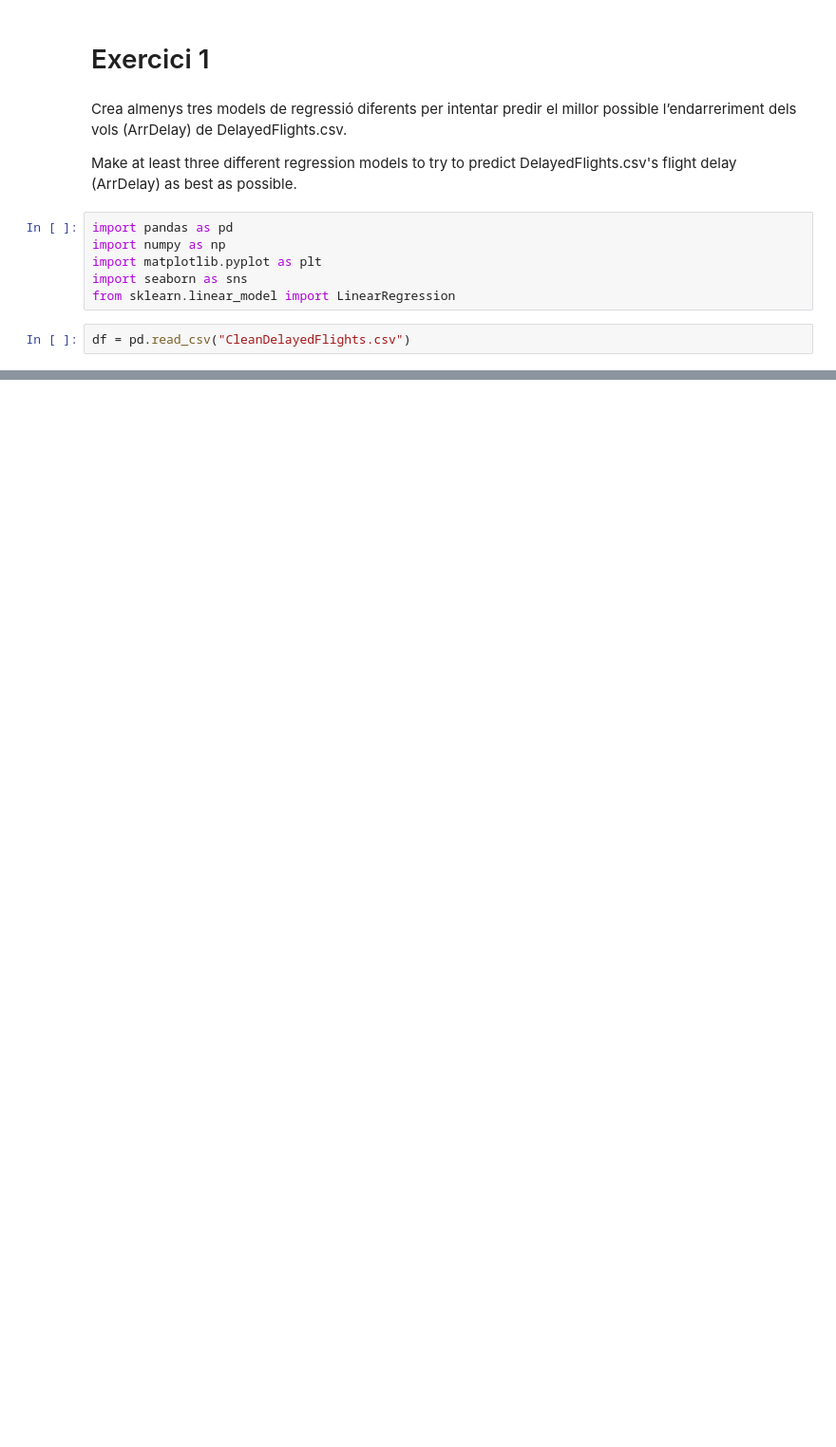
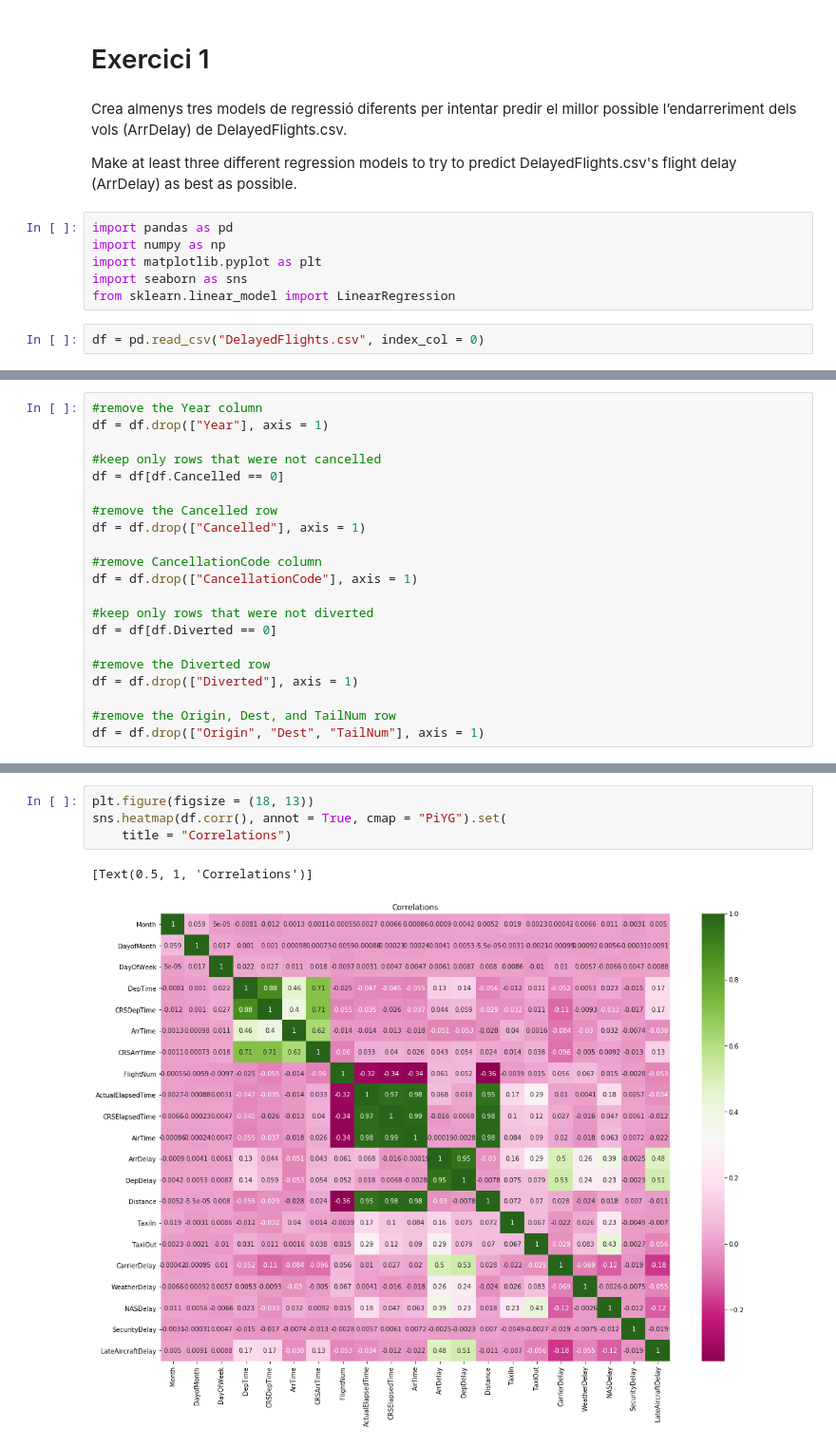
Before and after one commit to mimikyu8/Supervised_Regression, a Jupyter notebook: S09 T02 - Supervised Learning - Regressions.ipynb, the cells around one changed output, grey strips where cells are left out. Shown at 95% size. Cells and saved outputs as stored; diff of their text form; blank space fills up the shorter version.

```diff
--- a/S09 T02 - Supervised Learning - Regressions.ipynb
+++ b/S09 T02 - Supervised Learning - Regressions.ipynb
@@ -11,4 +11,4 @@ import matplotlib.pyplot as plt
 import seaborn as sns
 from sklearn.linear_model import LinearRegression
 # %%
-df = pd.read_csv("CleanDelayedFlights.csv")
+df = pd.read_csv("DelayedFlights.csv", index_col = 0)
@@ -28,0 +58,21 @@ df = pd.read_csv("CleanDelayedFlights.csv")
+# %%
+#remove the Year column
+df = df.drop(["Year"], axis = 1)
+
+#keep only rows that were not cancelled
+df = df[df.Cancelled == 0]
+
+#remove the Cancelled row
+df = df.drop(["Cancelled"], axis = 1)
+
+#remove CancellationCode column
+df = df.drop(["CancellationCode"], axis = 1)
+
+#keep only rows that were not diverted
+df = df[df.Diverted == 0]
+
+#remove the Diverted row
+df = df.drop(["Diverted"], axis = 1)
+
+#remove the Origin, Dest, and TailNum row
+df = df.drop(["Origin", "Dest", "TailNum"], axis = 1)
@@ -28,0 +91,7 @@ df = pd.read_csv("CleanDelayedFlights.csv")
+# %%
+plt.figure(figsize = (18, 13))
+sns.heatmap(df.corr(), annot = True, cmap = "PiYG").set(
+    title = "Correlations")
+# %% [output]
+[Text(0.5, 1, 'Correlations')]
+[figure, added]
```
Also changed, not shown: parts of 7 cells of this notebook.
